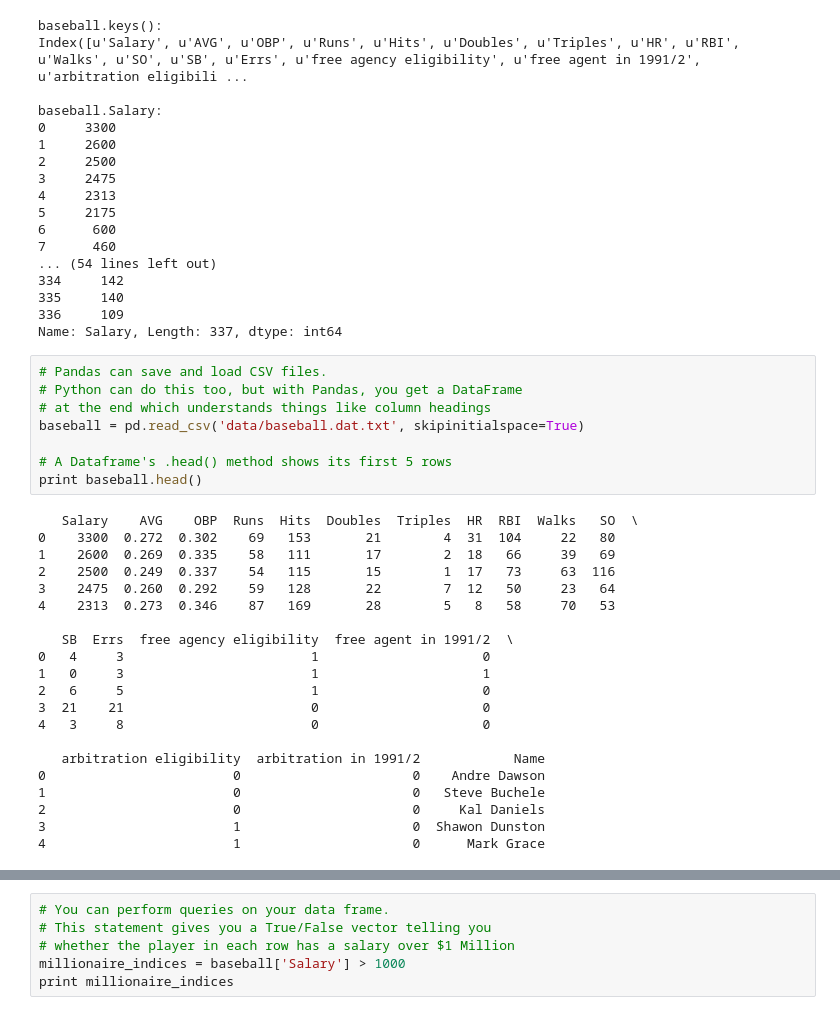
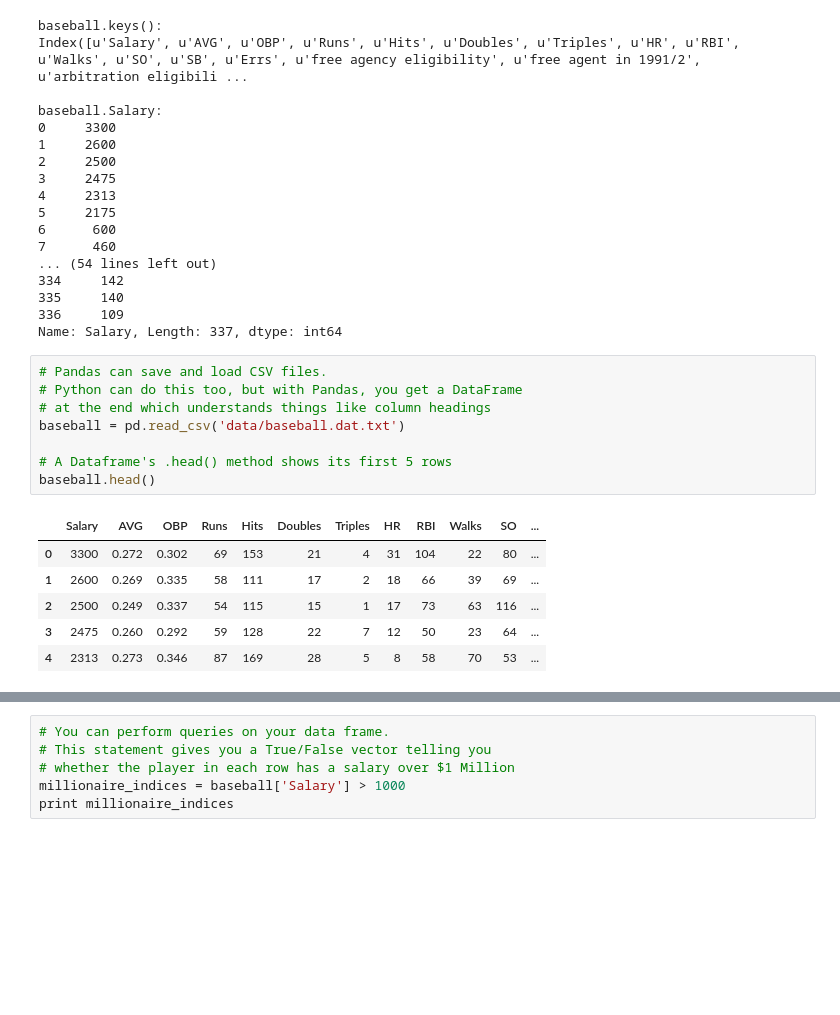
Before and after one commit to UCIDataScienceInitiative/PredictiveModeling_withPython, a Jupyter notebook: Session 0 - IPython Notebooks and Viewing Data in Python.ipynb, the cells around one changed output, grey strips where cells are left out. Saved outputs shown, nothing was run; the diff lists cells and outputs as text; blank space fills up the shorter version.

```diff
--- a/Session 0 - IPython Notebooks and Viewing Data in Python.ipynb
+++ b/Session 0 - IPython Notebooks and Viewing Data in Python.ipynb
@@ -453,29 +464,15 @@ Name: Salary, Length: 337, dtype: int64
 # %%
 # Pandas can save and load CSV files.
 # Python can do this too, but with Pandas, you get a DataFrame
 # at the end which understands things like column headings
-baseball = pd.read_csv('data/baseball.dat.txt', skipinitialspace=True)
+baseball = pd.read_csv('data/baseball.dat.txt')
 
 # A Dataframe's .head() method shows its first 5 rows
-print baseball.head()
+baseball.head()
 # %% [output]
-   Salary    AVG    OBP  Runs  Hits  Doubles  Triples  HR  RBI  Walks   SO  \
-0    3300  0.272  0.302    69   153       21        4  31  104     22   80
-1    2600  0.269  0.335    58   111       17        2  18   66     39   69
-2    2500  0.249  0.337    54   115       15        1  17   73     63  116
-3    2475  0.260  0.292    59   128       22        7  12   50     23   64
-4    2313  0.273  0.346    87   169       28        5   8   58     70   53
-
-   SB  Errs  free agency eligibility  free agent in 1991/2  \
-0   4     3                        1                     0
-1   0     3                        1                     1
-2   6     5                        1                     0
-3  21    21                        0                     0
-4   3     8                        0                     0
-
-   arbitration eligibility  arbitration in 1991/2            Name
-0                        0                      0    Andre Dawson
-1                        0                      0   Steve Buchele
-2                        0                      0     Kal Daniels
-3                        1                      0  Shawon Dunston
-4                        1                      0      Mark Grace
+|  | Salary | AVG | OBP | Runs | Hits | Doubles | Triples | HR | RBI | Walks | SO | ... |
+| 0 | 3300 | 0.272 | 0.302 | 69 | 153 | 21 | 4 | 31 | 104 | 22 | 80 | ... |
+| 1 | 2600 | 0.269 | 0.335 | 58 | 111 | 17 | 2 | 18 | 66 | 39 | 69 | ... |
+| 2 | 2500 | 0.249 | 0.337 | 54 | 115 | 15 | 1 | 17 | 73 | 63 | 116 | ... |
+| 3 | 2475 | 0.260 | 0.292 | 59 | 128 | 22 | 7 | 12 | 50 | 23 | 64 | ... |
+| 4 | 2313 | 0.273 | 0.346 | 87 | 169 | 28 | 5 | 8 | 58 | 70 | 53 | ... |
```
Also changed, not shown: parts of 21 cells of this notebook.
